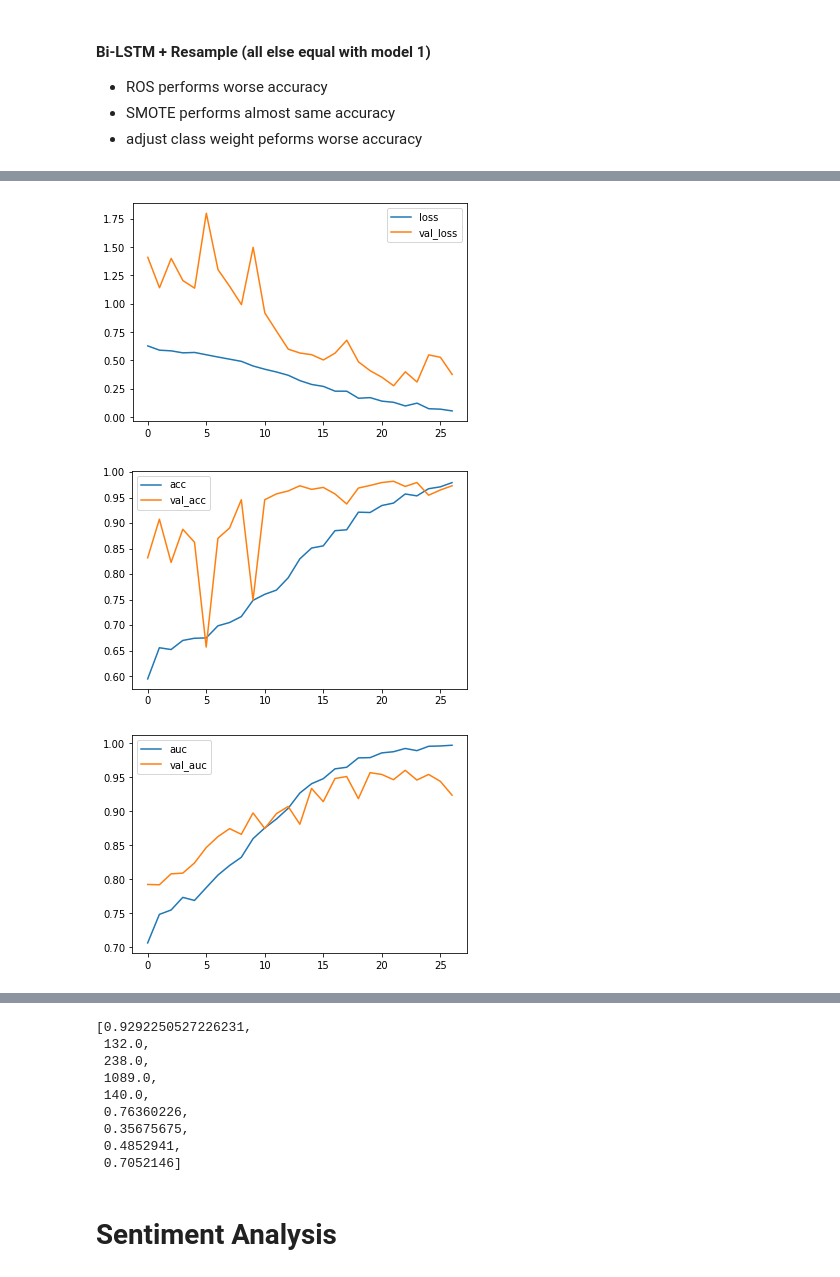
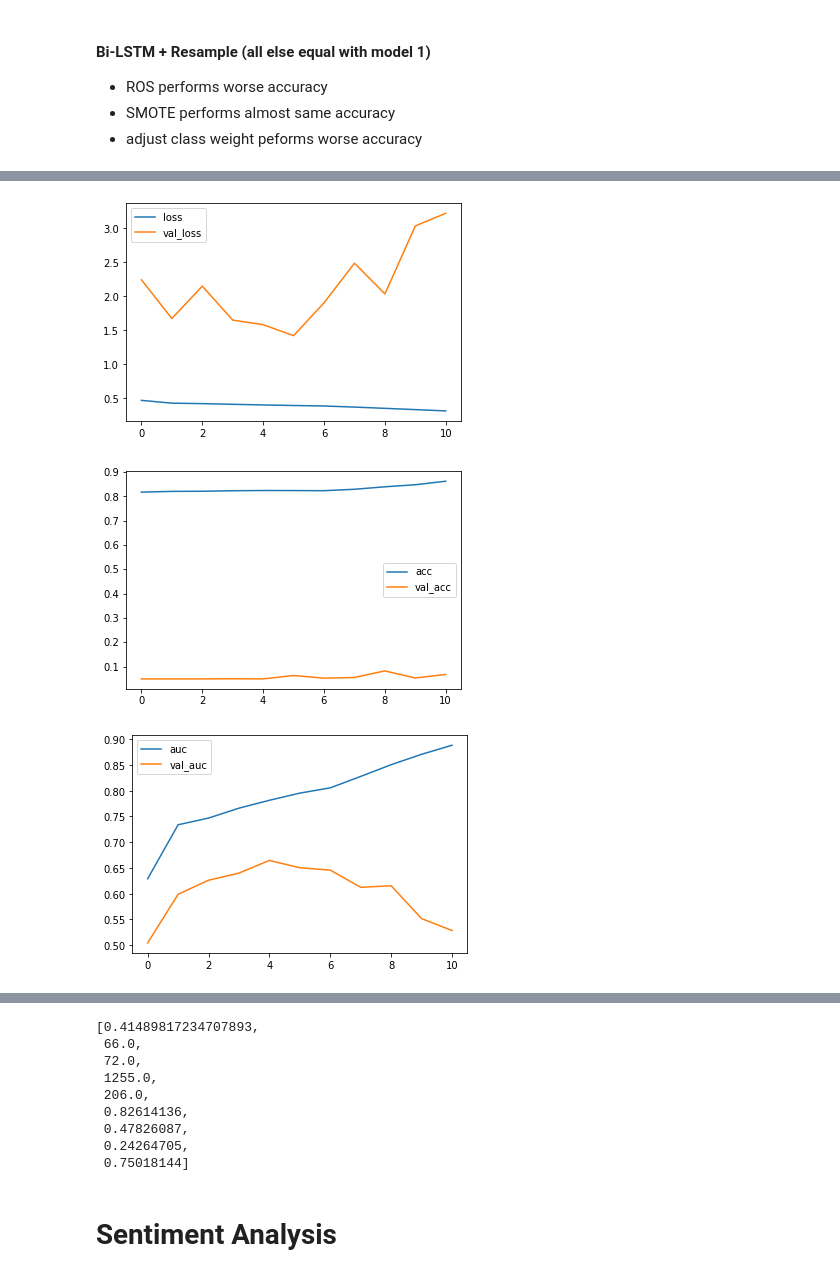
Before and after one commit to jianning1/Capstone-Project, a Jupyter notebook: EDA_Bi_LSTM.ipynb, the cells around one changed output, grey strips where cells are left out. Drawn from its saved outputs; the diff is of its cells as text; code cells hidden in the pictures.

```diff
--- a/EDA_Bi_LSTM.ipynb
+++ b/EDA_Bi_LSTM.ipynb
@@ -443,9 +472,9 @@ Text(0.5, 1.0, 'number of words in headline and text')
 [figure]
 # %%
 #r = data # all data
-#r = data[data['relevance']==1] # for relevant news
+r = data[data['relevance']==1] # for relevant news
 #r = data[data['relevance']==0] # for irrelevant news
-r = data[data['positivity']==9] # for positivity = 2-9
+#r = data[data['positivity']==9] # for positivity = 2-9
 
 
 # Unigrams
@@ -701,0 +758,18 @@ Shape of test data tensor: (1599, 427)
+# %%
+import xgboost as xgb
+from xgboost import XGBClassifier
+from xgboost.sklearn import XGBClassifier
+
+xgb_classifir = XGBClassifier(learning_rate=0.01,
+                              num_round=100,
+                              max_depth=10,
+                              min_child_weight=2,
+                              colsample_bytree=0.7,
+                              subsample=0.8,
+                              gamma=0.3,
+                              reg_alpha=1e-5,
+                              reg_lambda=1,
+                              n_estimators=1000,
+                              objective='binary:logistic',
+                              eval_metric=["auc", "logloss", "error"],
+                              early_stopping_rounds=50)
@@ -701,0 +797,3 @@ Shape of test data tensor: (1599, 427)
+# %%
+xgb_classifir.fit(train_c, relevance_train.values, eval_set=[(train_c, relevance_train.values),(test_c, relevance_test.values)])
+evals_result = xgb_classifir.evals_result()
@@ -932,12 +1061,12 @@ _________________________________________________________________
 # %%
 from imblearn.over_sampling import RandomOverSampler, SMOTE
 #ROS = RandomOverSampler(sampling_strategy=0.5, random_state=777)
-#smote = SMOTE(sampling_strategy=0.3, k_neighbors=2, random_state=777)
+smote = SMOTE(sampling_strategy=0.5, k_neighbors=2, random_state=777)
 #train1_sm, relevance_train_sm = ROS.fit_sample(train_c, relevance_train)
-#train1_sm, relevance_train_sm = smote.fit_sample(train_c, relevance_train)
-#print(train1_sm.shape, relevance_train_sm.shape)
-#import collections
-#collections.Counter(relevance_train_sm)
+train1_sm, relevance_train_sm = smote.fit_sample(train_c, relevance_train)
+print(train1_sm.shape, relevance_train_sm.shape)
+import collections
+collections.Counter(relevance_train_sm)
 
 # some configuration
 oov_tok = "<OOV>"
@@ -973,18 +1102,20 @@ model.compile(
 es = EarlyStopping(monitor='val_loss', mode='min', verbose=1, patience=5, restore_best_weights=True)
 
 from sklearn.utils import class_weight
-class_weights = class_weight.compute_class_weight('balanced', np.unique(relevance_train.values), relevance_train.values)
-class_weight_dict = dict(enumerate(class_weights))
+#class_weights = class_weight.compute_class_weight('balanced', np.unique(relevance_train.values), relevance_train.values)
+#class_weight_dict = dict(enumerate(class_weights))
 
 print('Training model...')
 r = model.fit(
+  #train_c,
+  #relevance_train.values,
   train1_sm,
   relevance_train_sm,
   batch_size = BATCH_SIZE,
   epochs = EPOCHS,
   validation_split = VALIDATION_SPLIT,
-  callbacks=[es],
-  class_weight = class_weight_dict
+  callbacks=[es]#,
+  #class_weight = class_weight_dict
 )
 
 model.summary()
@@ -1026,7 +1157,7 @@ Epoch 1/1000
 Total params: 15,087,361
 Trainable params: 87,361
 Non-trainable params: 15,000,000
 _________________________________________________________________
-[figure, old version]
+[figure, new version]
-[figure, old version]
+[figure, new version]
-[figure, old version]
+[figure, new version]
@@ -1034,12 +1165,12 @@ _________________________________________________________________
-[0.9292250527226231,
- 132.0,
- 238.0,
- 1089.0,
- 140.0,
- 0.76360226,
- 0.35675675,
- 0.4852941,
- 0.7052146]
+[0.41489817234707893,
+ 66.0,
+ 72.0,
+ 1255.0,
+ 206.0,
+ 0.82614136,
+ 0.47826087,
+ 0.24264705,
+ 0.75018144]
 # %% [markdown]
 # Sentiment Analysis
 # %% [markdown]
```
Also changed, not shown: parts of 33 cells of this notebook.
